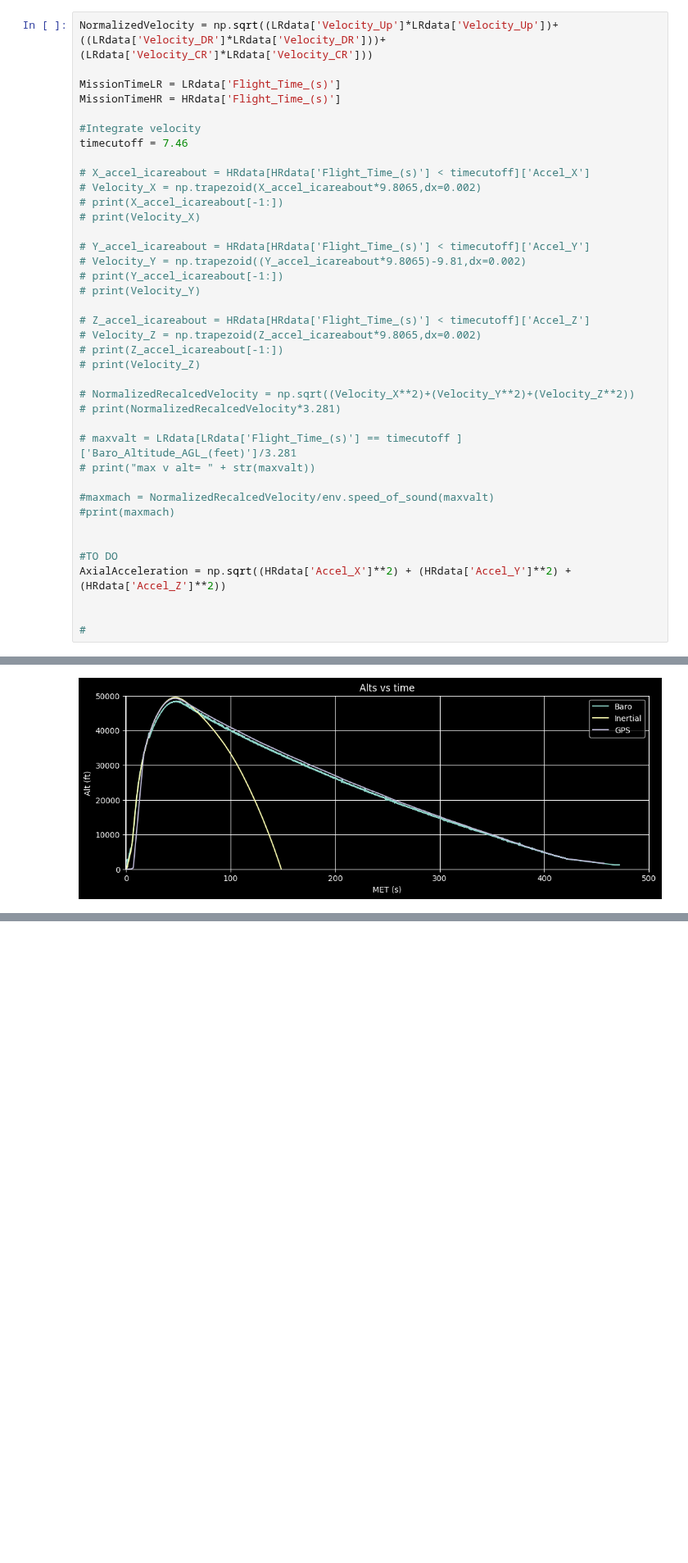
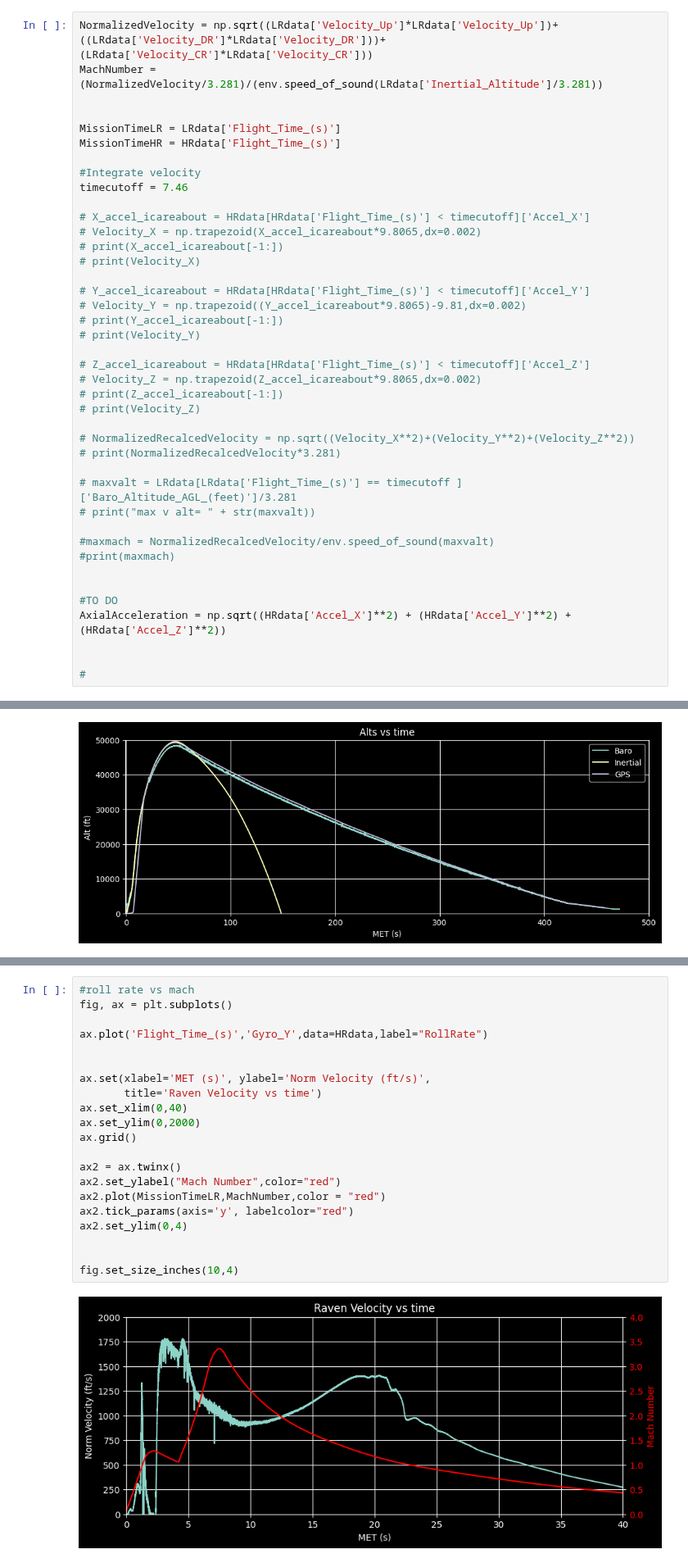
Before and after one commit to prs2026/Procyon, a Jupyter notebook: rocketpy/analysis/relapse analysis.ipynb, the cells around one changed output, grey strips where cells are left out. Shown at 82% size. Drawn from its saved outputs; the diff is of its cells as text; blank space fills up the shorter version.

```diff
--- a/rocketpy/analysis/relapse analysis.ipynb
+++ b/rocketpy/analysis/relapse analysis.ipynb
@@ -94,6 +94,8 @@ env.plots.atmospheric_model()
 [figure]
 # %%
 NormalizedVelocity = np.sqrt((LRdata['Velocity_Up']*LRdata['Velocity_Up'])+((LRdata['Velocity_DR']*LRdata['Velocity_DR']))+(LRdata['Velocity_CR']*LRdata['Velocity_CR']))
+MachNumber = (NormalizedVelocity/3.281)/(env.speed_of_sound(LRdata['Inertial_Altitude']/3.281))
+
 
 MissionTimeLR = LRdata['Flight_Time_(s)']
 MissionTimeHR = HRdata['Flight_Time_(s)']
@@ -215,3 +218,26 @@ ax.grid()
 fig.set_size_inches(10,4)
 # %% [output]
 [figure]
+# %%
+#roll rate vs mach
+fig, ax = plt.subplots()
+
+ax.plot('Flight_Time_(s)','Gyro_Y',data=HRdata,label="RollRate")
+
+
+ax.set(xlabel='MET (s)', ylabel='Norm Velocity (ft/s)',
+       title='Raven Velocity vs time')
+ax.set_xlim(0,40)
+ax.set_ylim(0,2000)
+ax.grid()
+
+ax2 = ax.twinx()
+ax2.set_ylabel("Mach Number",color="red")
+ax2.plot(MissionTimeLR,MachNumber,color = "red")
+ax2.tick_params(axis='y', labelcolor="red")
+ax2.set_ylim(0,4)
+
+
+fig.set_size_inches(10,4)
+# %% [output]
+[figure, added]
```
Also changed, not shown: parts of 3 cells of this notebook.
